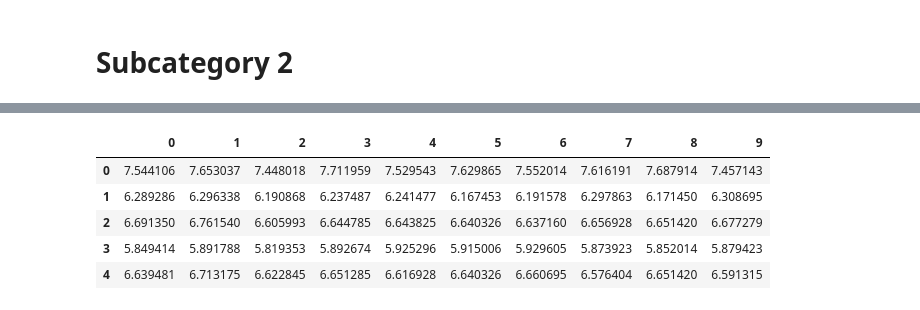
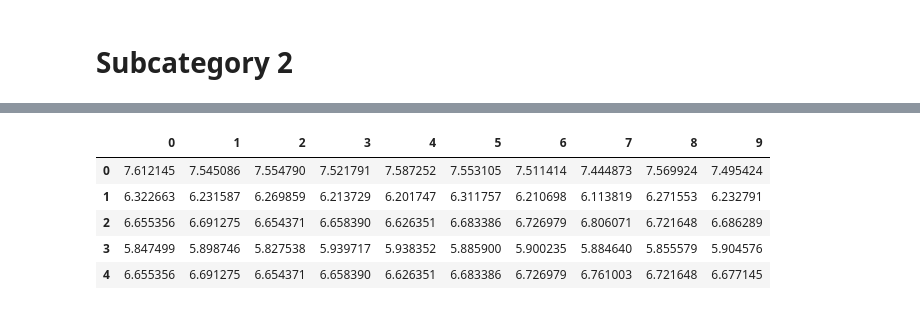
Before and after one commit to RahulGupta16/Machinehack-E-Commerce-product-price-prediction, a Jupyter notebook: Untitled.ipynb, the cells around one changed output, grey strips where cells are left out. Cells and saved outputs as stored; diff of their text form; code cells hidden in the pictures.

```diff
--- a/Untitled.ipynb
+++ b/Untitled.ipynb
@@ -217,3 +245,6 @@ train.head()
+# %%
+train.Subcategory_2=train.Subcategory_2.apply(lambda x: 'cloth' if re.search('clothing',x) else x)
+test.Subcategory_2=test.Subcategory_2.apply(lambda x: 'cloth' if re.search('clothing',x) else x)
 # %%
 t1=set(train.Subcategory_2).difference(set(test.Subcategory_2))
 t2=set(test.Subcategory_2).difference(set(train.Subcategory_2))
@@ -235,6 +258,6 @@ len(t1)
 # %%
-train=pd.concat([train,pd.get_dummies(train[['Year']].astype('category'))],axis=1)
-test=pd.concat([test,pd.get_dummies(test[['Year']].astype('category'))],axis=1)
+#train=pd.concat([train,pd.get_dummies(train[['Year']].astype('category'))],axis=1)
+#test=pd.concat([test,pd.get_dummies(test[['Year']].astype('category'))],axis=1)
 # %%
 train.shape,test.shape
 # %% [output]
@@ -242,9 +265,13 @@ train.shape,test.shape
 # %%
-train.drop(columns=['Product','Year','Date'],inplace=True)
-test.drop(columns=['Product','Year','Date'],inplace=True)
+train.drop(columns=['Product','Date'],inplace=True)
+test.drop(columns=['Product','Date'],inplace=True)
 # %%
 label =train['Selling_Price']
 train.drop(columns=['Selling_Price'],inplace=True)
+# %%
+mm=MinMaxScaler()
+train=pd.DataFrame(mm.fit_transform(train))
+test=pd.DataFrame(mm.fit_transform(test))
 # %%
 test.head()
 # %% [output]
@@ -320,3 +347,3 @@ model(GradientBoostingRegressor(random_state=4190),train,label,test,6434,15).hea
 # %%
-model(xgb.XGBRegressor(random_state=1688),train,label,test,6898,10).head()
+model(xgb.XGBRegressor(random_state=1117),train,label,test,1819,10).head()
 # %% [output]
@@ -334,7 +361,7 @@ model(xgb.XGBRegressor(random_state=1688),train,label,test,6898,10).head()
 |  | 0 | 1 | 2 | 3 | 4 | 5 | 6 | 7 | 8 | 9 |
-| 0 | 7.544106 | 7.653037 | 7.448018 | 7.711959 | 7.529543 | 7.629865 | 7.552014 | 7.616191 | 7.687914 | 7.457143 |
-| 1 | 6.289286 | 6.296338 | 6.190868 | 6.237487 | 6.241477 | 6.167453 | 6.191578 | 6.297863 | 6.171450 | 6.308695 |
-| 2 | 6.691350 | 6.761540 | 6.605993 | 6.644785 | 6.643825 | 6.640326 | 6.637160 | 6.656928 | 6.651420 | 6.677279 |
-| 3 | 5.849414 | 5.891788 | 5.819353 | 5.892674 | 5.925296 | 5.915006 | 5.929605 | 5.873923 | 5.852014 | 5.879423 |
-| 4 | 6.639481 | 6.713175 | 6.622845 | 6.651285 | 6.616928 | 6.640326 | 6.660695 | 6.576404 | 6.651420 | 6.591315 |
+| 0 | 7.612145 | 7.545086 | 7.554790 | 7.521791 | 7.587252 | 7.553105 | 7.511414 | 7.444873 | 7.569924 | 7.495424 |
+| 1 | 6.322663 | 6.231587 | 6.269859 | 6.213729 | 6.201747 | 6.311757 | 6.210698 | 6.113819 | 6.271553 | 6.232791 |
+| 2 | 6.655356 | 6.691275 | 6.654371 | 6.658390 | 6.626351 | 6.683386 | 6.726979 | 6.806071 | 6.721648 | 6.686289 |
+| 3 | 5.847499 | 5.898746 | 5.827538 | 5.939717 | 5.938352 | 5.885900 | 5.900235 | 5.884640 | 5.855579 | 5.904576 |
+| 4 | 6.655356 | 6.691275 | 6.654371 | 6.658390 | 6.626351 | 6.683386 | 6.726979 | 6.761003 | 6.721648 | 6.677145 |
 # %%
```
Also changed, not shown: parts of 23 cells of this notebook, 2 other files.
